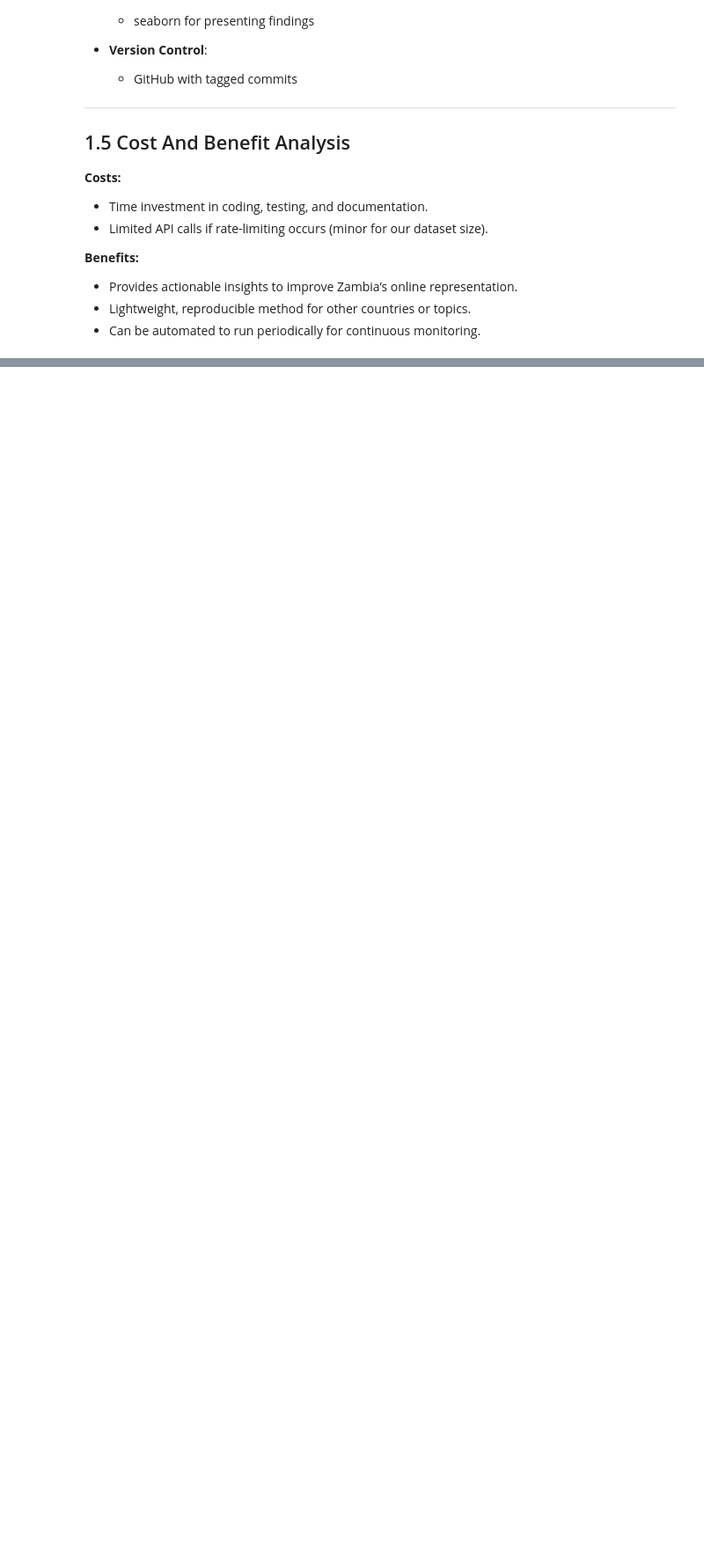
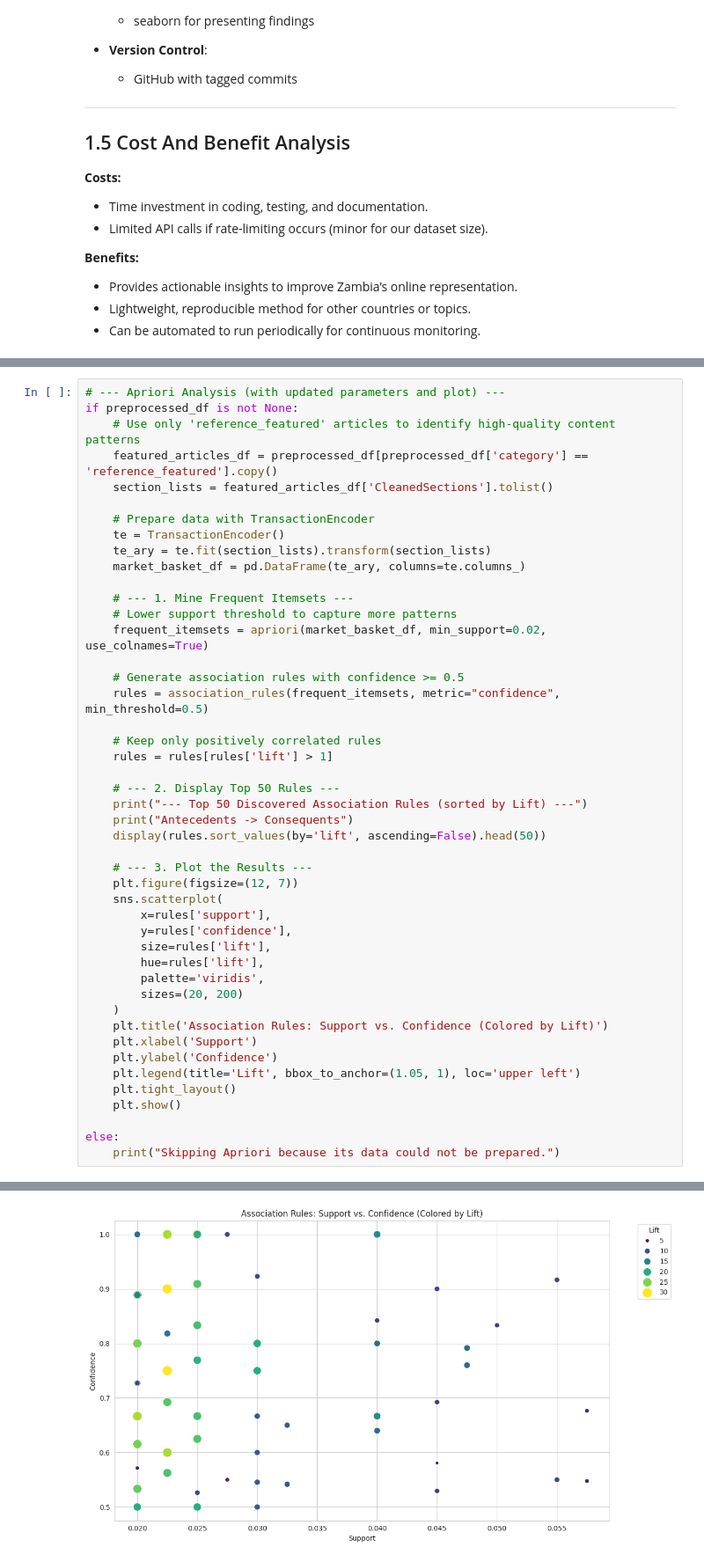
Before and after one commit to MaetrixTraey/code-unza25-csc4792-project_team_6-repository-for-Project-Team-6, a Jupyter notebook: code_unza25_csc4792_project_team_6_notebook.ipynb, the cells around one changed output, grey strips where cells are left out. Shown at 88% size. Drawn from its saved outputs; the diff is of its cells as text; blank space fills up the shorter version.

Commit message:
[DE]-Finished notebook with a deployment section

```diff
--- a/code_unza25_csc4792_project_team_6_notebook.ipynb
+++ b/code_unza25_csc4792_project_team_6_notebook.ipynb
@@ -885,0 +811,47 @@ This data preparation approach ensures that we have a clean, structured dataset
+# %%
+# --- Apriori Analysis (with updated parameters and plot) ---
+if preprocessed_df is not None:
+    # Use only 'reference_featured' articles to identify high-quality content patterns
+    featured_articles_df = preprocessed_df[preprocessed_df['category'] == 'reference_featured'].copy()
+    section_lists = featured_articles_df['CleanedSections'].tolist()
+
+    # Prepare data with TransactionEncoder
+    te = TransactionEncoder()
+    te_ary = te.fit(section_lists).transform(section_lists)
+    market_basket_df = pd.DataFrame(te_ary, columns=te.columns_)
+
+    # --- 1. Mine Frequent Itemsets ---
+    # Lower support threshold to capture more patterns
+    frequent_itemsets = apriori(market_basket_df, min_support=0.02, use_colnames=True)
+
+    # Generate association rules with confidence >= 0.5
+    rules = association_rules(frequent_itemsets, metric="confidence", min_threshold=0.5)
+
+    # Keep only positively correlated rules
+    rules = rules[rules['lift'] > 1]
+
+    # --- 2. Display Top 50 Rules ---
+    print("--- Top 50 Discovered Association Rules (sorted by Lift) ---")
+    print("Antecedents -> Consequents")
+    display(rules.sort_values(by='lift', ascending=False).head(50))
+
+    # --- 3. Plot the Results ---
+    plt.figure(figsize=(12, 7))
+    sns.scatterplot(
+        x=rules['support'],
+        y=rules['confidence'],
+        size=rules['lift'],
+        hue=rules['lift'],
+        palette='viridis',
+        sizes=(20, 200)
+    )
+    plt.title('Association Rules: Support vs. Confidence (Colored by Lift)')
+    plt.xlabel('Support')
+    plt.ylabel('Confidence')
+    plt.legend(title='Lift', bbox_to_anchor=(1.05, 1), loc='upper left')
+    plt.tight_layout()
+    plt.show()
+
+else:
+    print("Skipping Apriori because its data could not be prepared.")
+# %% [output]
@@ -885,0 +877 @@ This data preparation approach ensures that we have a clean, structured dataset
+[figure, added]
```
Also changed, not shown: parts of 106 cells of this notebook.
